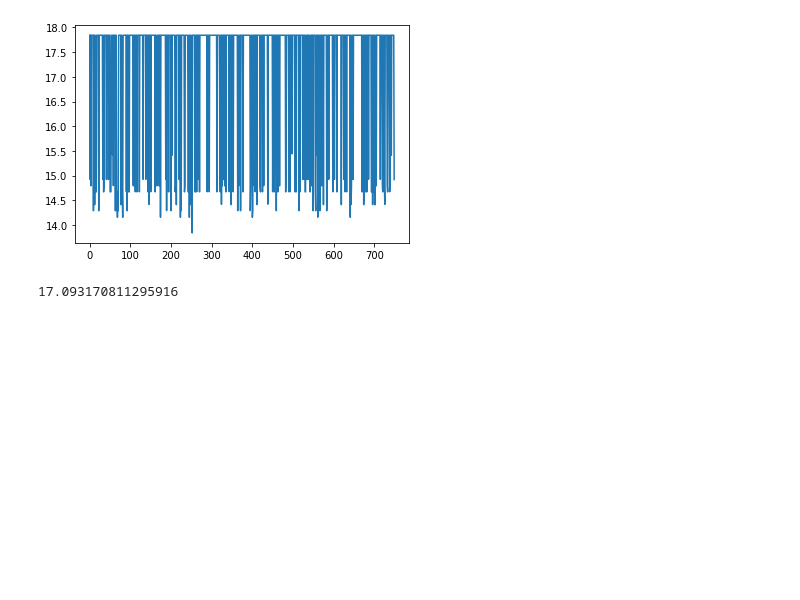
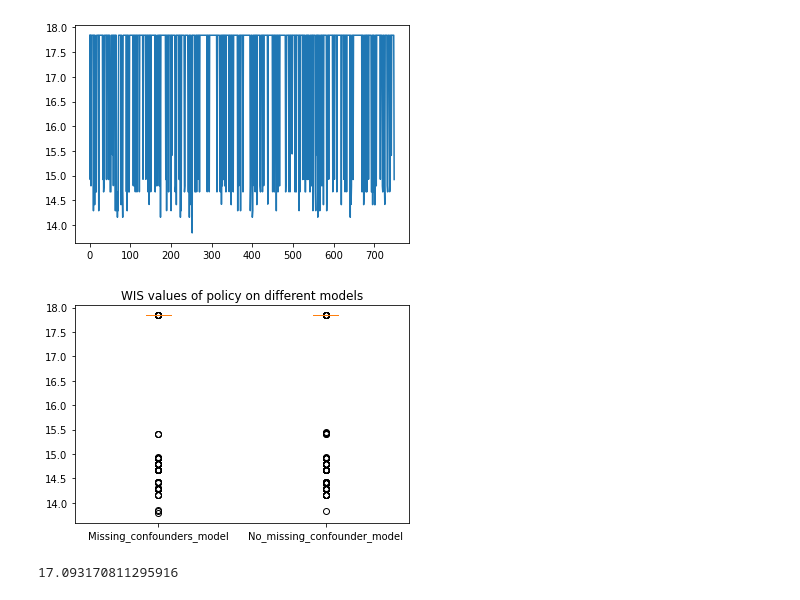
Before and after one commit to faaizT/MDPUC, a Jupyter notebook: MDPUC - model 1.ipynb, the cells around one changed output. Cells and saved outputs as stored; diff of their text form; code cells hidden in the pictures; blank space fills up the shorter version.

Commit message:
Added a second model with some minor tweaks; added Q matrix evaluation function

```diff
--- a/MDPUC.ipynb
+++ b/MDPUC - model 1.ipynb
@@ -122,7 +122,7 @@ physpol = (sums.T/((sums.sum(axis=1)==0) + (sums.sum(axis=1)))).T
 from mdp_utils import *
 
 gamma = 0.99
-_, _, i, Qon = mdp_policy_iteration_with_Q(transition, R, gamma, np.ones(n_states))
+V, policy, i, Qon = mdp_policy_iteration_with_Q(transition, R, gamma, np.ones(n_states))
 OptimalAction = Qon.argmax(axis=1) # deterministic
 # %%
 Qon
@@ -131,0 +138,5 @@ array([[23.8969691 , 23.87507313],
+# %%
+complete_model_train = train_data.copy()
+complete_model_train['St'] = complete_model_train['Et'] + 2*complete_model_train['Mt'] + 4*complete_model_train['St']
+complete_model_train.drop(columns=['Et', 'Mt'], inplace=True)
+complete_model_train.head()
@@ -131,0 +150,4 @@ array([[23.8969691 , 23.87507313],
+# %%
+n_states=8
+transition_complete, R_complete, sums_complete = compute_transitions_and_rewards(complete_model_train, n_states=8, n_actions=2)
+V_complete, policy_complete, i, Qon_complete = mdp_policy_iteration_with_Q(transition_complete, R_complete, gamma, np.ones(n_states))
@@ -178,6 +225,15 @@ plt.plot(bootwis_actual)
 plt.show()
 # %% [output]
 [figure]
+# %%
+data = [bootwis, bootwis_actual]
+fig, ax = plt.subplots()
+ax.set_title('WIS values of policy on different models')
+ax.boxplot(data)
+plt.xticks([1,2],['Missing_confounders_model','No_missing_confounder_model'])
+plt.show()
+# %% [output]
+[figure, added]
 # %%
 bootwis_actual.mean()
 # %% [output]
```
Also changed, not shown: parts of 9 cells of this notebook, 2 other files.
